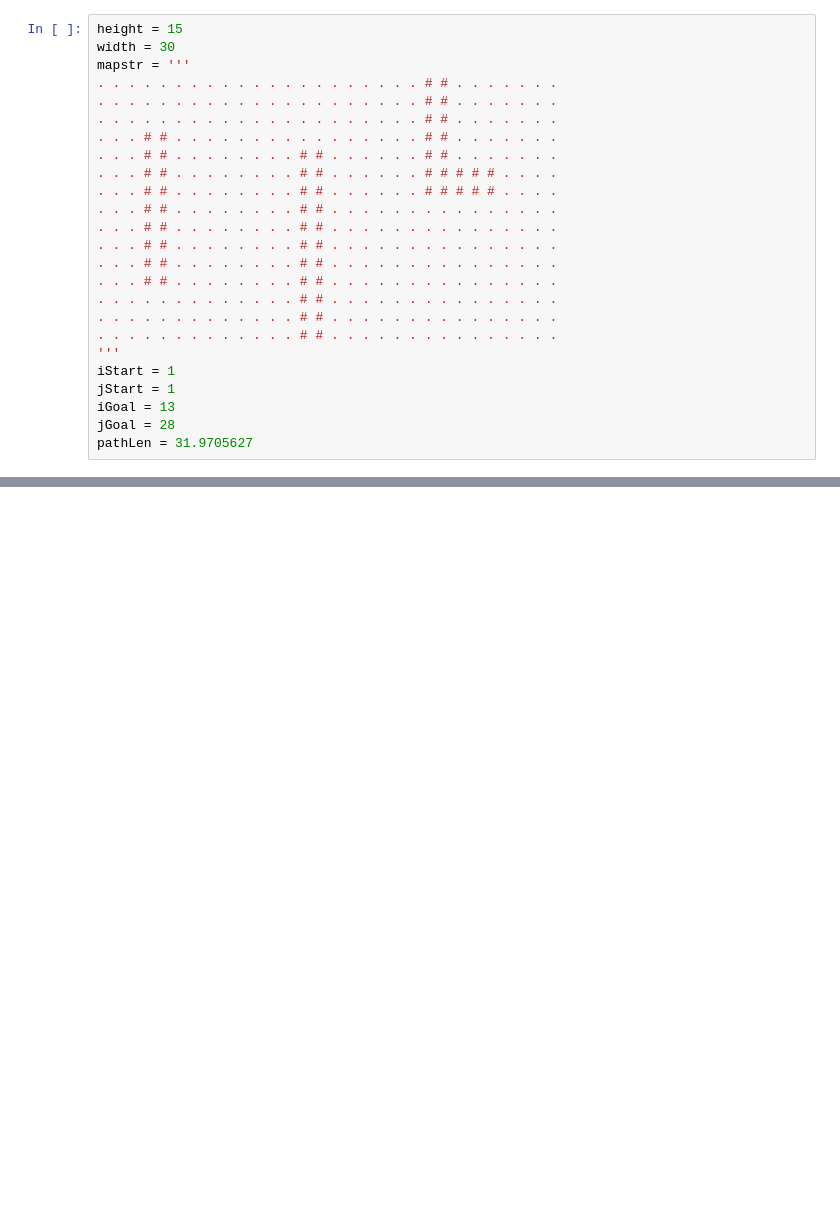
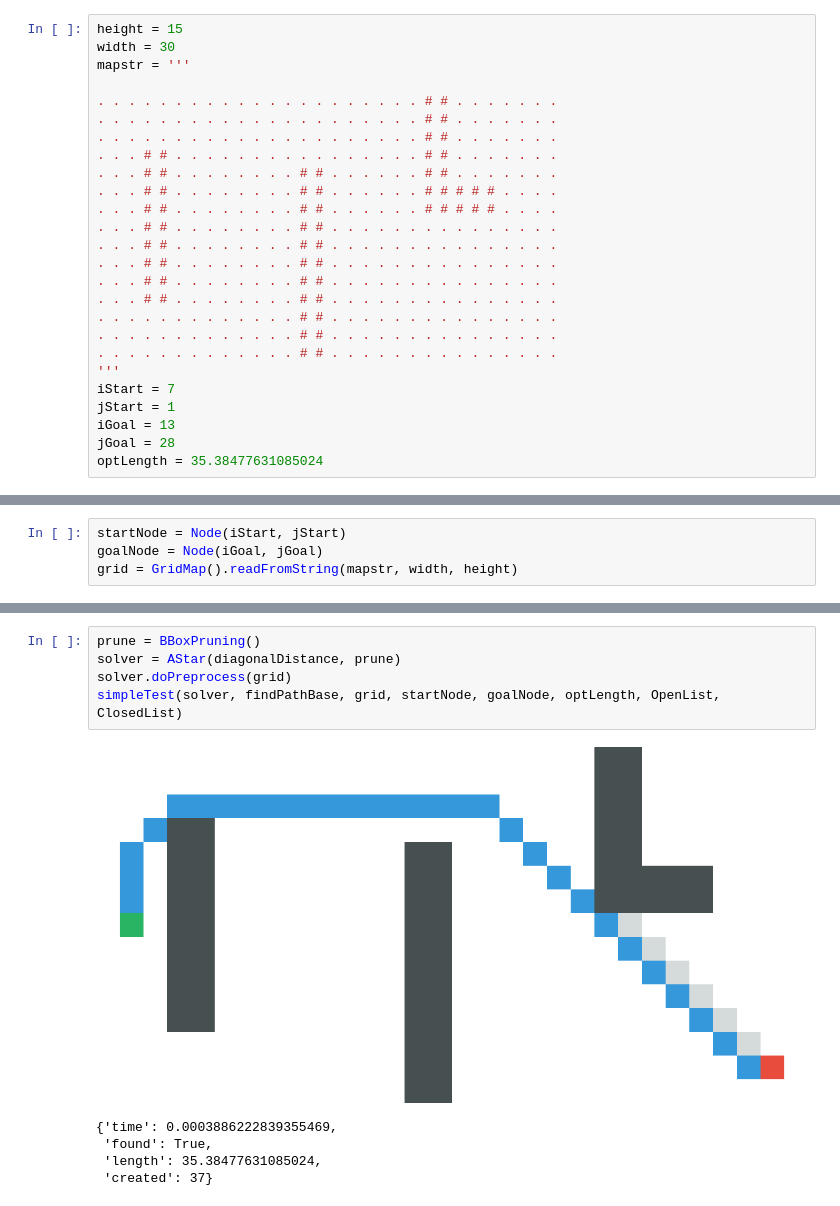
Before and after one commit to Ilyabasharov/path_planning, a Jupyter notebook: main.ipynb, the cells around one changed output, grey strips where cells are left out. Saved outputs shown, nothing was run; the diff lists cells and outputs as text; blank space fills up the shorter version.

```diff
--- a/main.ipynb
+++ b/main.ipynb
@@ -12,6 +26,7 @@ EPS = 0.000001
 height = 15
 width = 30
 mapstr = '''
+
 . . . . . . . . . . . . . . . . . . . . . # # . . . . . . .
 . . . . . . . . . . . . . . . . . . . . . # # . . . . . . .
 . . . . . . . . . . . . . . . . . . . . . # # . . . . . . .
@@ -28,8 +43,8 @@ mapstr = '''
 . . . . . . . . . . . . . # # . . . . . . . . . . . . . . .
 . . . . . . . . . . . . . # # . . . . . . . . . . . . . . .
 '''
-iStart = 1
+iStart = 7
 jStart = 1
 iGoal = 13
 jGoal = 28
-pathLen = 31.9705627
+optLength = 35.38477631085024
@@ -79,0 +51,4 @@ Wall time: 1h 2min 43s
+# %%
+startNode = Node(iStart, jStart)
+goalNode = Node(iGoal, jGoal)
+grid = GridMap().readFromString(mapstr, width, height)
@@ -79,0 +62,11 @@ Wall time: 1h 2min 43s
+# %%
+prune = BBoxPruning()
+solver = AStar(diagonalDistance, prune)
+solver.doPreprocess(grid)
+simpleTest(solver, findPathBase, grid, startNode, goalNode, optLength, OpenList, ClosedList)
+# %% [output]
+[figure, added]
+{'time': 0.0003886222839355469,
+ 'found': True,
+ 'length': 35.38477631085024,
+ 'created': 37}
```
Also changed, not shown: parts of 45 cells of this notebook, 1 other file.
